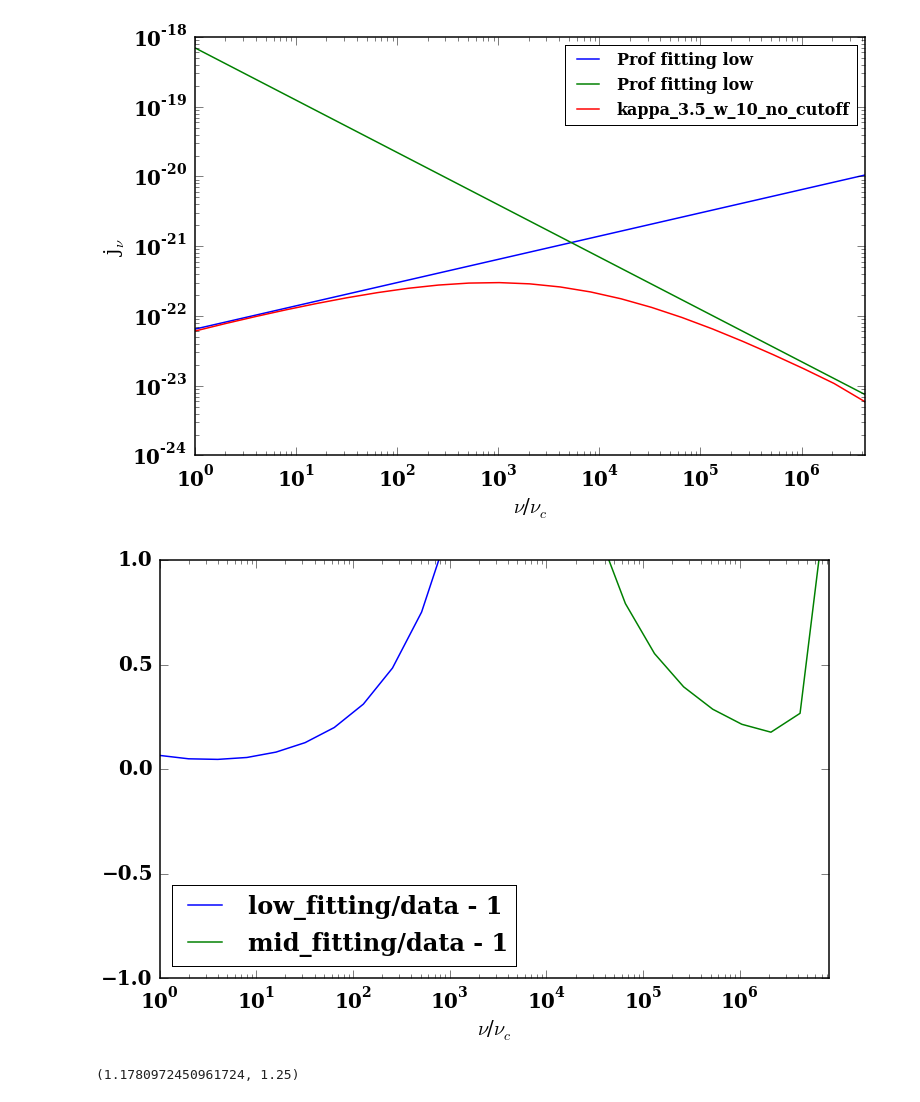
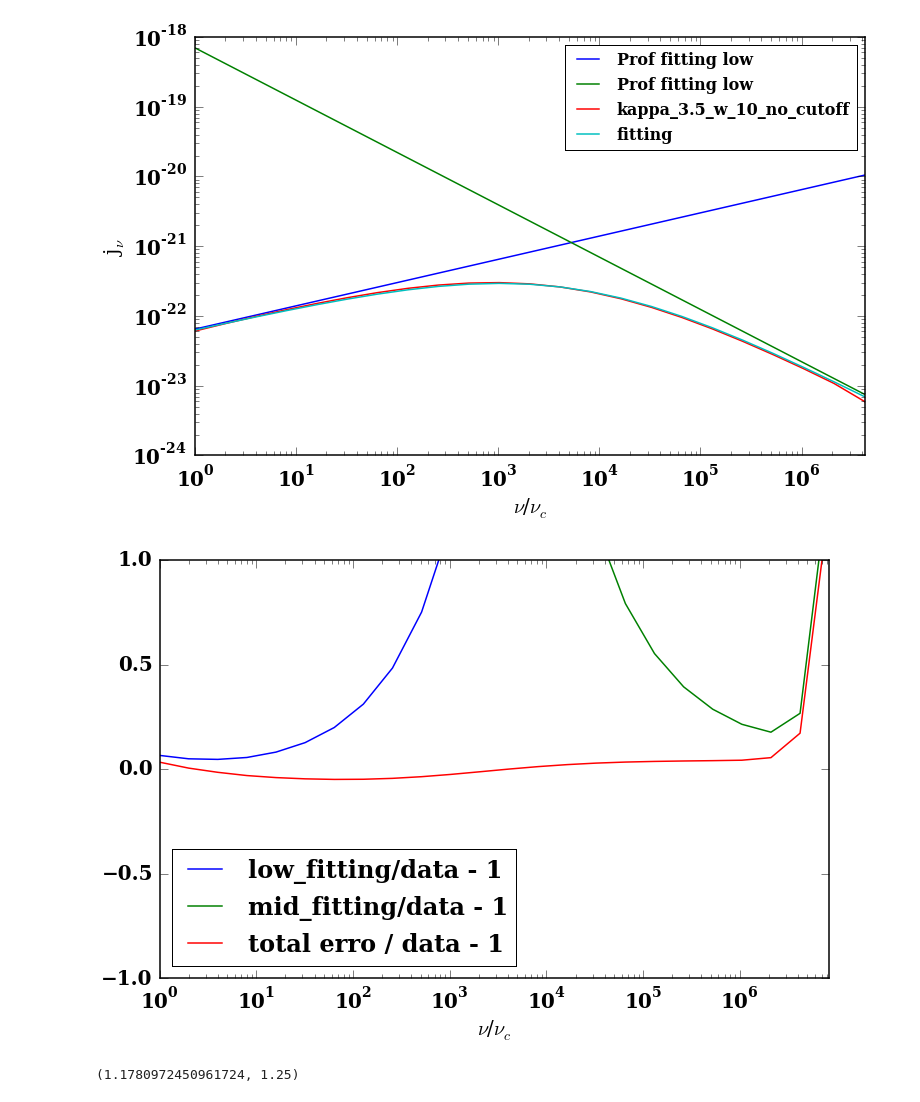
Before and after one commit to ZhaoweiZ/kappa_summer, a Jupyter notebook: finding_fitting_formula_to_kappa_2.ipynb, the cells around one changed output. Drawn from its saved outputs; the diff is of its cells as text; code cells hidden in the pictures.

Commit message:
fitting formula seems to work

```diff
--- a/finding_fitting_formula_to_kappa_2.ipynb
+++ b/finding_fitting_formula_to_kappa_2.ipynb
@@ -231,15 +231,16 @@ pl.loglog(data_kappa_3_5_C_theta_10_no_cutoff[:,0], kappa_high(data_kappa_3_5_C_
 #pl.loglog(data_kappa_3_5_C_theta_10_no_cutoff[:,0], fit(data_kappa_3_5_C_theta_10_no_cutoff[:,0]), label = 'check')
 
 def total_fitting(x):
-    term1 = kappa_low_freq(x)
-    term2 = kappa_middle_freg(x)
-    f_mix = 1./(1./term1 + 1./term2)
-    f_mix2= np.sqrt(1./((1./term1)**2 + (1./term2)**2))
-    f_mix3= (1./((1./term1)**(1./2.) + (1./term2)**(1./2.)))**(2.)
-    f_mix4= (1./((1./(1.4 * term1))**(2./3.) + (1./( 1.2 * term2))**(2./3.)))**(3./2.)
-    f_mix5= (1./((1./term1)**(4./5.) + (1./term2)**(4./5.)))**(5./4.)
+    term1 = kappa_low(x)
+    term2 = kappa_high(x)
+    a = 3. * kappa**(- 3./2.)
+#    f_mix = 1./(1./term1 + 1./term2)
+#    f_mix2= np.sqrt(1./((1./term1)**2 + (1./term2)**2))
+    f_mix3= (1./((1./term1)**(a) + (1./term2)**(a)))**(1./a)
+#    f_mix4= (1./((1./(1.4 * term1))**(2./3.) + (1./( 1.2 * term2))**(2./3.)))**(3./2.)
+#    f_mix5= (1./((1./term1)**(4./5.) + (1./term2)**(4./5.)))**(5./4.)
 #    f_mix6= (1./((1./(1 * term1))**(2./3.) + (1./( term2))**(2./3.)))**(3./2.)
-    return f_mix4
+    return f_mix3
 
 
 def hahah(x):
@@ -264,7 +265,7 @@ pl.loglog(data_kappa_3_5_C_theta_10_no_cutoff[:,0], data_kappa_3_5_C_theta_10_no
 #pl.loglog(data_kappa_5_C_theta_10_no_cutoff_w_8[:,0], data_kappa_5_C_theta_10_no_cutoff_w_8[:, 1], label = 'kappa_5_theta_10_no_cutoff_w_8')
 
 
-
+pl.loglog(data_kappa_3_5_C_theta_10_no_cutoff[:,0], total_fitting(data_kappa_3_5_C_theta_10_no_cutoff[:,0]), label = 'fitting')
 
 
 
@@ -299,7 +300,7 @@ def error_here_here(x):
 
 #print 8. * np.pi**3
 # %% [output]
-[figure, old version]
+[figure, new version]
 # %%
 def error_low():
 
@@ -333,35 +334,46 @@ def error_mid():
 
     ans_k_3_5_w_6_mid = (5./4.) * emi_fitting_mid_prof(x_axis * nu_c)/data_kappa_3_5_C_theta_10_no_cutoff_w_6[:, 1] - 1
 
     ans_k_3_5_w_4_mid = (5./4.) * emi_fitting_mid_prof(x_axis * nu_c)/data_kappa_3_5_C_theta_10_no_cutoff_w_4[:, 1] - 1
 
     ans_k_3_5_w_3_mid = (5./4.) * emi_fitting_mid_prof(x_axis * nu_c)/data_kappa_3_5_C_theta_10_no_cutoff_w_3[:, 1] - 1
 
     ans_k_5_w_10_mid = (5./4.) * emi_fitting_mid_prof(x_axis * nu_c)/data_kappa_5_C_theta_10_no_cutoff_w_10[:, 1] - 1
 
     ans_k_5_w_8_mid = (5./4.) * emi_fitting_mid_prof(x_axis * nu_c)/data_kappa_5_C_theta_10_no_cutoff_w_8[:, 1] - 1
 
     return ans_k_3_5_w_10_mid
 
 
+def total_error():
+
+    x_axis = data_kappa_3_5_C_theta_10_no_cutoff[:,0]
+
+    ans = total_fitting(x_axis)/data_kappa_3_5_C_theta_10_no_cutoff[:, 1] - 1.
+    return ans
+
+
+
+
+
 
 pl.semilogx(data_kappa_3_5_C_theta_10_no_cutoff[:,0], error_low(), label = 'low_fitting/data - 1')
 pl.semilogx(data_kappa_3_5_C_theta_10_no_cutoff[:,0], error_mid(), label = 'mid_fitting/data - 1')
-
+pl.semilogx(data_kappa_3_5_C_theta_10_no_cutoff[:,0], total_error(), label = 'total erro / data - 1')
 
 
 pl.ylim([-1, 1])
 pl.xlim([1, 8.388608e+06])
 
 pl.xlabel("$\\nu$/$\\nu_c$")
 
 
 
 
 pl.legend(loc = 'lower left')
 pl.show()
 # %% [output]
-[figure, old version]
+[figure, new version]
 # %%
 (np.pi * (3./8.)), 5./4.
 # %% [output]
```
Also changed, not shown: parts of 1 cell of this notebook.
